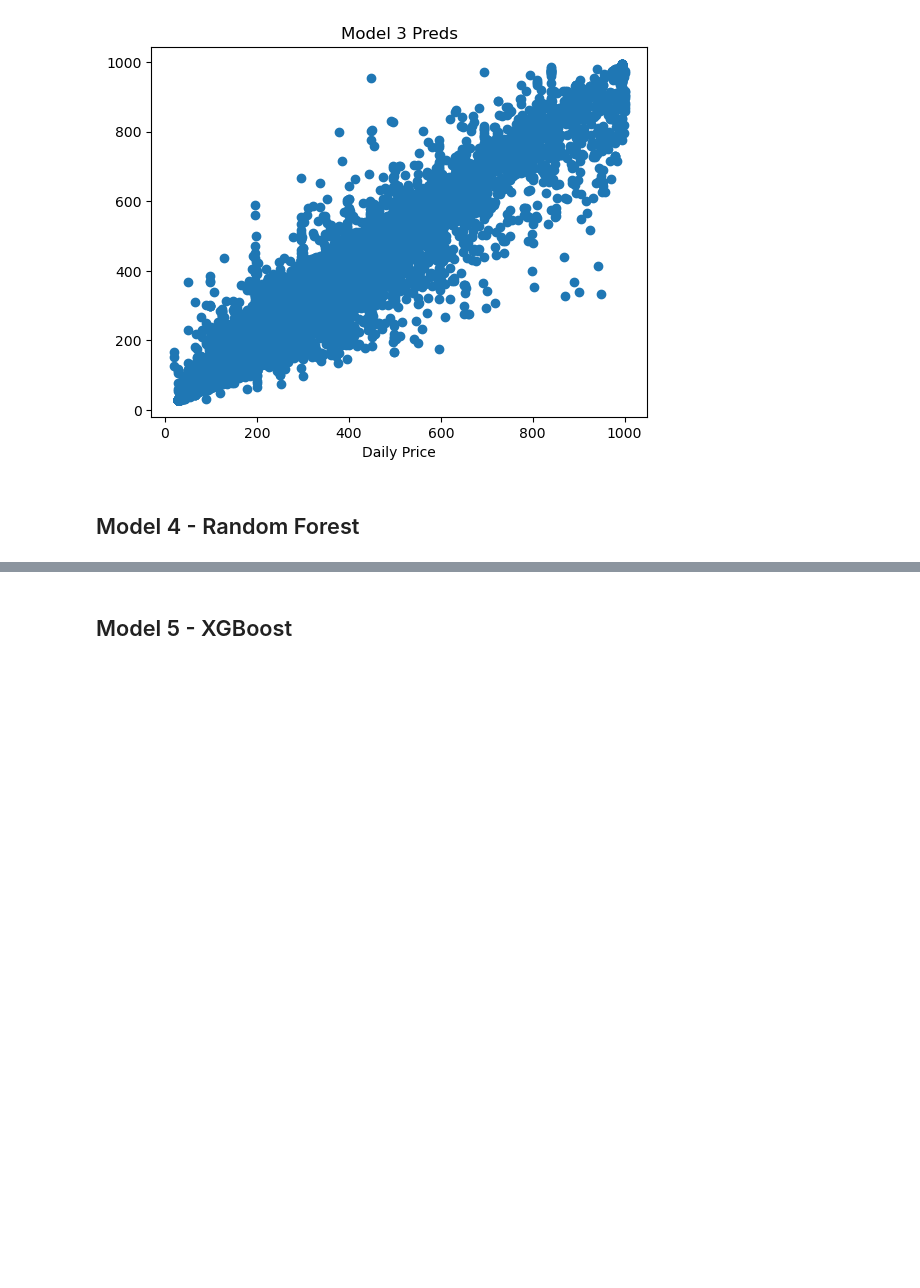
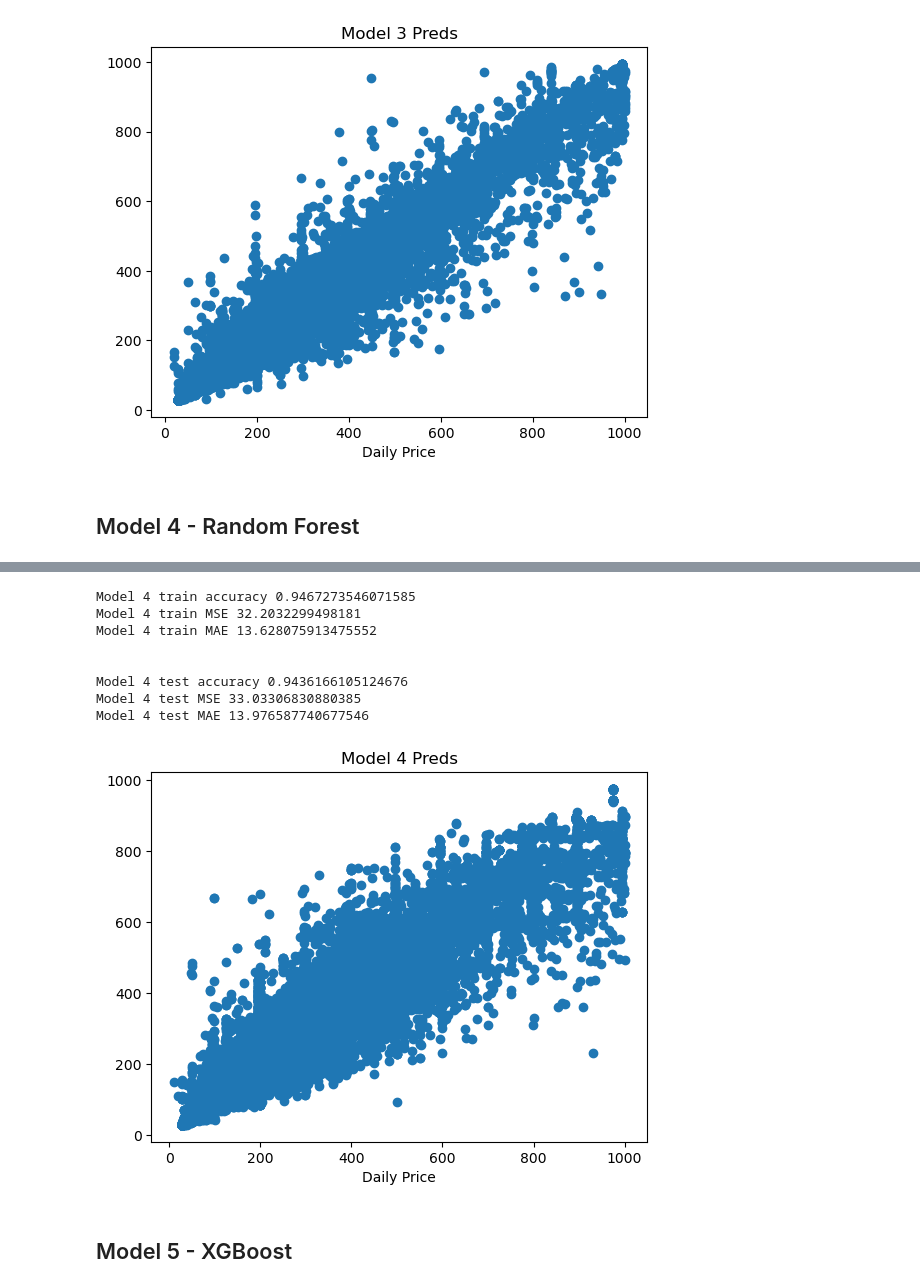
Before and after one commit to sjeanat3/AirBnB-Price-Prediction-System-Streamlit, a Jupyter notebook: Asheville AirBnB Price Prediction Notebook.ipynb, the cells around one changed output, grey strips where cells are left out. Cells and saved outputs as stored; diff of their text form; code cells hidden in the pictures; blank space fills up the shorter version.

```diff
--- a/Asheville AirBnB Price Prediction Notebook.ipynb
+++ b/Asheville AirBnB Price Prediction Notebook.ipynb
@@ -1056,21 +1056,21 @@ model2_nn_test_preds = model2_nn.predict(model2_X_test_scaled)
 # %%
 model2_train_MAE = mean_absolute_error(model2_y_train.values, model2_nn_train_preds)
 print(f'Model 2 train MAE w/ preds {model2_train_MAE}')
-with open('../Supplements/Pickles/model2_asheville_train_MAE.pickle', 'wb') as b:
+with open('./Supplements/Pickles/model2_asheville_train_MAE.pickle', 'wb') as b:
     pickle.dump(model2_train_MAE, b)
 
 model2_test_MAE = mean_absolute_error(model2_y_test.values, model2_nn_test_preds)
 print(f'Model 2 test MAE w/ preds {model2_test_MAE}')
-with open('../Supplements/Pickles/model2_asheville_test_MAE.pickle', 'wb') as b:
+with open('./Supplements/Pickles/model2_asheville_test_MAE.pickle', 'wb') as b:
     pickle.dump(model2_test_MAE, b)
 
 model2_train_explained_var = explained_variance_score(model2_y_train.values, model2_nn_train_preds)
 print(f'Model 2 explained variance train score {model2_train_explained_var}')
-with open('../Supplements/Pickles/model2_asheville_train_explained_var.pickle', 'wb') as b:
+with open('./Supplements/Pickles/model2_asheville_train_explained_var.pickle', 'wb') as b:
     pickle.dump(model2_train_explained_var, b)
 
 model2_test_explained_var = explained_variance_score(model2_y_test.values, model2_nn_test_preds)
 print(f'Model 2 explained variance test score {model2_test_explained_var}')
-with open('../Supplements/Pickles/model2_asheville_test_explained_var.pickle', 'wb') as b:
+with open('./Supplements/Pickles/model2_asheville_test_explained_var.pickle', 'wb') as b:
     pickle.dump(model2_test_explained_var, b)
 # %% [output]
@@ -1121,8 +1121,8 @@ Wall time: 6min 12s
 # %%
-# model3_results.to_pickle('../Supplements/Pickles/streamlit_model3_results.pickle')
-with open('../streamlit_model3_results.pkl', 'wb') as f:
+# model3_results.to_pickle('./Supplements/Pickles/streamlit_model3_results.pickle')
+with open('streamlit_model3_results.pkl', 'wb') as f:
     pickle.dump(model3_results, f)
-# joblib.dump(model3_results, '../Supplements/streamlit/streamlit_model3_results.joblib')
+# joblib.dump(model3_results, './Supplements/streamlit/streamlit_model3_results.joblib')
 # %%
 model3_X_train['room_type'].value_counts()
 # %% [output]
@@ -1138,27 +1138,27 @@ model3_train_preds = model3_final_pipe.predict(model3_X_train)
 model3_test_preds = model3_final_pipe.predict(model3_X_test)
 
 model3_train_accuracy = model3_final_pipe.score(model3_X_train, model3_y_train)
-with open('../Supplements/Pickles/model3_asheville_train_accuracy.pickle', 'wb') as b:
+with open('./Supplements/Pickles/model3_asheville_train_accuracy.pickle', 'wb') as b:
     pickle.dump(model3_train_accuracy, b)
 
 model3_train_MSE = mean_squared_error(model3_y_train, model3_train_preds, squared = False)
-with open('../Supplements/Pickles/model3_asheville_train_MSE.pickle', 'wb') as b:
+with open('./Supplements/Pickles/model3_asheville_train_MSE.pickle', 'wb') as b:
     pickle.dump(model3_train_MSE, b)
 
 model3_train_MAE = mean_absolute_error(model3_y_train, model3_train_preds)
-with open('../Supplements/Pickles/model3_asheville_train_MAE.pickle', 'wb') as b:
+with open('./Supplements/Pickles/model3_asheville_train_MAE.pickle', 'wb') as b:
     pickle.dump(model3_train_MAE, b)
 
 model3_test_accuracy = model3_final_pipe.score(model3_X_test, model3_y_test)
-with open('../Supplements/Pickles/model3_asheville_test_accuracy.pickle', 'wb') as b:
+with open('./Supplements/Pickles/model3_asheville_test_accuracy.pickle', 'wb') as b:
     pickle.dump(model3_test_accuracy, b)
 
 model3_test_MSE = mean_squared_error(model3_y_test, model3_test_preds, squared = False)
-with open('../Supplements/Pickles/model3_asheville_test_MSE.pickle', 'wb') as b:
+with open('./Supplements/Pickles/model3_asheville_test_MSE.pickle', 'wb') as b:
     pickle.dump(model3_test_MSE, b)
 
 model3_test_MAE = mean_absolute_error(model3_y_test, model3_test_preds)
-with open('../Supplements/Pickles/model3_asheville_test_MAE.pickle', 'wb') as b:
+with open('./Supplements/Pickles/model3_asheville_test_MAE.pickle', 'wb') as b:
     pickle.dump(model3_test_MAE, b)
 
 print(f'Model 3 train accuracy {model3_train_accuracy}')
@@ -1172,7 +1172,7 @@ print(f'Model 3 test MAE {model3_test_MAE}')
 plt.scatter(model3_y_test, model3_test_preds)
 plt.xlabel('Daily Price')
 plt.title('Model 3 Preds')
-plt.savefig('../Images/Asheville_Model3_Preds')
+plt.savefig('./Images/Asheville_Model3_Preds')
 # %% [output]
 Model 3 train accuracy 0.996788936864413
 Model 3 train MSE 7.903362306580812
@@ -1217,42 +1235,52 @@ model4_train_preds = model4_final_pipe.predict(model4_X_train)
 model4_test_preds = model4_final_pipe.predict(model4_X_test)
 
 model4_train_accuracy = model4_final_pipe.score(model4_X_train, model4_y_train)
-with open('../Supplements/Pickles/model4_asheville_train_accuracy.pickle', 'wb') as b:
+with open('./Supplements/Pickles/model4_asheville_train_accuracy.pickle', 'wb') as b:
     pickle.dump(model4_train_accuracy, b)
 
 model4_train_MSE = mean_squared_error(model4_y_train, model4_train_preds, squared = False)
-with open('../Supplements/Pickles/model4_asheville_train_MSE.pickle', 'wb') as b:
+with open('./Supplements/Pickles/model4_asheville_train_MSE.pickle', 'wb') as b:
     pickle.dump(model4_train_MSE, b)
 
 model4_train_MAE = mean_absolute_error(model4_y_train, model4_train_preds)
-with open('../Supplements/Pickles/model4_asheville_train_MAE.pickle', 'wb') as b:
+with open('./Supplements/Pickles/model4_asheville_train_MAE.pickle', 'wb') as b:
     pickle.dump(model4_train_MAE, b)
 
 model4_test_accuracy = model4_final_pipe.score(model4_X_test, model4_y_test)
-with open('../Supplements/Pickles/model4_asheville_test_accuracy.pickle', 'wb') as b:
+with open('./Supplements/Pickles/model4_asheville_test_accuracy.pickle', 'wb') as b:
     pickle.dump(model4_test_accuracy, b)
 
 model4_test_MSE = mean_squared_error(model4_y_test, model4_test_preds, squared = False)
-with open('../Supplements/Pickles/model4_asheville_test_MSE.pickle', 'wb') as b:
+with open('./Supplements/Pickles/model4_asheville_test_MSE.pickle', 'wb') as b:
     pickle.dump(model4_test_MSE, b)
 
 model4_test_MAE = mean_absolute_error(model4_y_test, model4_test_preds)
-with open('../Supplements/Pickles/model4_asheville_test_MAE.pickle', 'wb') as b:
+with open('./Supplements/Pickles/model4_asheville_test_MAE.pickle', 'wb') as b:
     pickle.dump(model4_test_MAE, b)
 
 print(f'Model 4 train accuracy {model4_train_accuracy}')
 print(f'Model 4 train MSE {model4_train_MSE}')
 print(f'Model 4 train MAE {model4_train_MAE}')
 print(f'\n')
 print(f'Model 4 test accuracy {model4_test_accuracy}')
 print(f'Model 4 test MSE {model4_test_MSE}')
 print(f'Model 4 test MAE {model4_test_MAE}')
 
 
 plt.scatter(model4_y_test, model4_test_preds)
 plt.xlabel('Daily Price')
 plt.title('Model 4 Preds')
-plt.savefig('../Images/Asheville_Model4_Preds')
+plt.savefig('./Images/Asheville_Model4_Preds')
+# %% [output]
+Model 4 train accuracy 0.9467273546071585
+Model 4 train MSE 32.2032299498181
+Model 4 train MAE 13.628075913475552
+
+
+Model 4 test accuracy 0.9436166105124676
+Model 4 test MSE 33.03306830880385
+Model 4 test MAE 13.976587740677546
+[figure, added]
 # %% [markdown]
 ## Model 5 - XGBoost
 # %%
```
Also changed, not shown: parts of 26 cells of this notebook, 2 other files.
